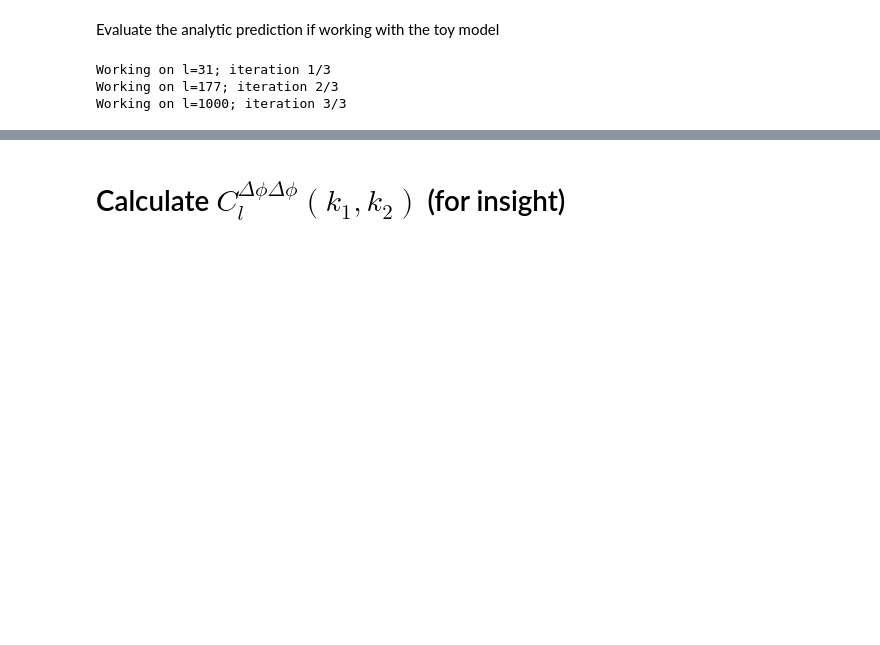
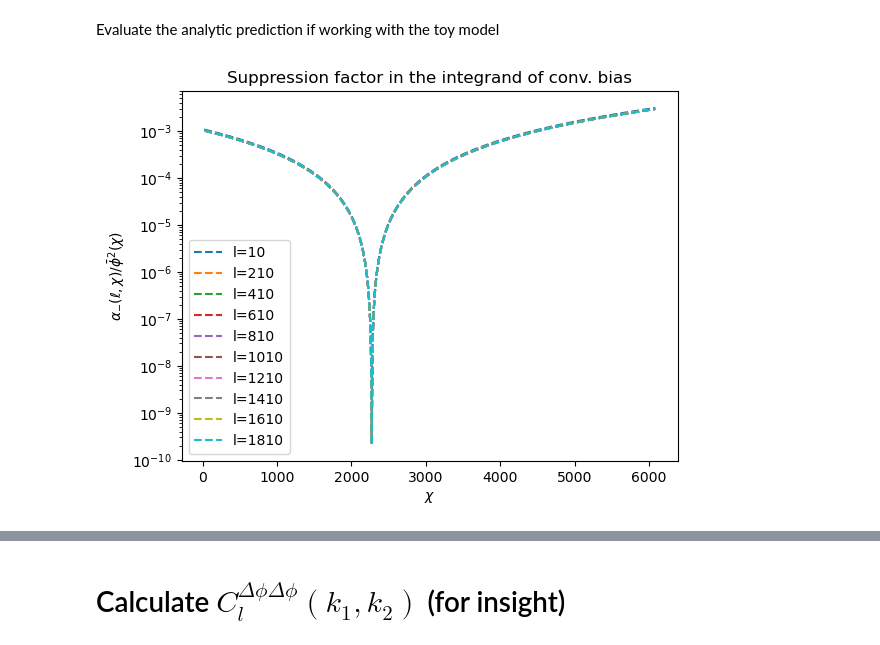
Before and after one commit to abaleato/CARDiAC, a Jupyter notebook: compute_biases.ipynb, the cells around one changed output, grey strips where cells are left out. Drawn from its saved outputs; the diff is of its cells as text; code cells hidden in the pictures; blank space fills up the shorter version.

```diff
--- a/compute_biases.ipynb
+++ b/compute_biases.ipynb
@@ -567,8 +556,6 @@ Working on l=1000; iteration 3/3
 # %% [markdown]
 Evaluate the analytic prediction if working with the toy model
 # %%
-G11211minus2 = (np.sqrt(3*3*5/(4*np.pi)) * wigner_3j(1, 1, 2, 0, 0, 0)*wigner_3j(1, 1, 2, 1, 1, -2))
-
 def integrand_toy_model_additive(chi):
     H_of_chi = (Planck18.H(z_at_value(Planck18.comoving_distance, chi* u.Mpc))).value
     return H_of_chi*dndz_fid_1deriv(chi)
@@ -576,45 +563,40 @@ def integrand_toy_model_additive(chi):
 def integrand_conv_bias_toy_model(chi, small_l):
     '''
     Integrand for the convolution bias in the toy model. Uses the Limber approximation.
     Requires globally-defined Pkgg_interp(k), interpolated in k and assumed to be z-idependent
     '''
     H_of_chi = (Planck18.H(z_at_value(Planck18.comoving_distance, chi* u.Mpc))).value
-    second_order_in_eps = (2*small_l+1) / (4*np.pi) * epsilon**2 /c.value**2 * H_of_chi**2 * dndz_fid_1deriv(chi)**2 * (1/chi)**2 * ( Pkgg_interp((small_l-1+0.5)/chi) * wigner_3j(small_l, small_l-1, 1, 0, 0, 0)**2
+    second_order_in_eps = (2*small_l+1) / (8*np.pi) * epsilon**2 /c.value**2 * H_of_chi**2 * dndz_fid_1deriv(chi)**2 * (1/chi)**2 * ( Pkgg_interp((small_l-1+0.5)/chi) * wigner_3j(small_l, small_l-1, 1, 0, 0, 0)**2
                                 + Pkgg_interp((small_l+1+0.5)/chi) * wigner_3j(small_l, small_l+1, 1, 0, 0, 0)**2  )
-    fourth_order_in_eps = (2*small_l+1) / (4*np.pi) * epsilon**4  /c.value**2 * H_of_chi**2 * dndz_fid_2deriv(chi)**2 * (1/chi)**2 * G11211minus2**2 * ( Pkgg_interp((small_l-2+0.5)/chi) * wigner_3j(small_l, small_l-2, 2, 0, 0, 0)**2
-                                + Pkgg_interp((small_l+0.5)/chi) * wigner_3j(small_l, small_l, 2, 0, 0, 0)**2 + Pkgg_interp((small_l+2+0.5)/chi) * wigner_3j(small_l, small_l+2, 2, 0, 0, 0)**2  )
-    return second_order_in_eps + fourth_order_in_eps
+    return second_order_in_eps
 
 if toy_model:
     # Spline interpolate the fiducial phi to then compute the second derivative
     dndz_fid_spl = UnivariateSpline(chi_array, dndz_fid_normed,s=0,k=3)
     dndz_fid_1deriv = dndz_fid_spl.derivative(n=1)
     dndz_fid_2deriv = dndz_fid_spl.derivative(n=2)
 
     analytic_conv_bias_toy_model = np.zeros_like(conv_bias_ells, dtype=float)
 
     for i, l in enumerate(conv_bias_ells):
         print('Working on l={}; iteration {}/{}'.format(l, i+1, len(conv_bias_ells)))
         analytic_conv_bias_toy_model[i], error = quadrature(integrand_conv_bias_toy_model, chi_min_int,
                                            chi_max_int, args=(l), maxiter=1000, tol=1e-15)
-    '''
+
     # Plot the factor by which the conv bias integrand is suppressed relative to the signal
-    chis_test = np.arange(5000)
+    H_of_chi = (Planck18.H(z_at_value(Planck18.comoving_distance, chi_array* u.Mpc))).value
     for l in np.arange(10, 2000, 200):
-        kernel_bias = wigner_3j(l, l-1, 1, 0, 0, 0)**2  * epsilon**2 * (2*l+1)/(4*np.pi) * phi_fid_1deriv(chis_test)**2
-        kernel_signal = phi_fid_spl(chis_test)**2
-        plt.semilogy(chis_test, kernel_bias, label=r'l={}'.format(l), ls='--')
-        plt.semilogy(chis_test, kernel_signal, label=r'l={}'.format(l))
+        kernel_bias = wigner_3j(l, l-1, 1, 0, 0, 0)**2  * epsilon**2 * H_of_chi**2 /c.value**2 * (2*l+1)/(8*np.pi) * dndz_fid_1deriv(chi_array)**2
+        kernel_signal = H_of_chi**2 / c.value**2 * dndz_fid_spl(chi_array)**2
+        plt.semilogy(chi_array, kernel_bias/kernel_signal, label=r'l={}'.format(l), ls='--')
     plt.legend()
     plt.xlabel(r'$\chi$')
     plt.ylabel(r'$\alpha_{-}(\ell,\chi)/\bar{\phi}^2(\chi)$')
     plt.title(r'Suppression factor in the integrand of conv. bias')
-    '''
+
     # Calculate also the additive bias -- only non-zero at ell=1
     integral_dphidchi, error = quadrature(integrand_toy_model_additive, chi_min_int,
                                            chi_max_int, maxiter=1000, tol=1e-10)
-    additive_bias_at_ellequals1 = epsilon**2 / c.value**2 /3. * integral_dphidchi**2
+    additive_bias_at_ellequals1 = epsilon**2 / c.value**2 /6. * integral_dphidchi**2
 # %% [output]
-Working on l=31; iteration 1/3
-Working on l=177; iteration 2/3
-Working on l=1000; iteration 3/3
+[figure, added]
```
Also changed, not shown: parts of 16 cells of this notebook.
